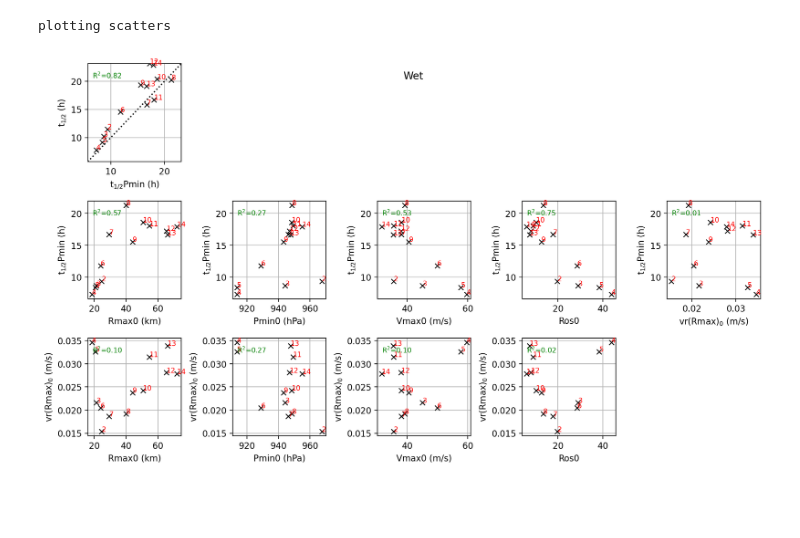
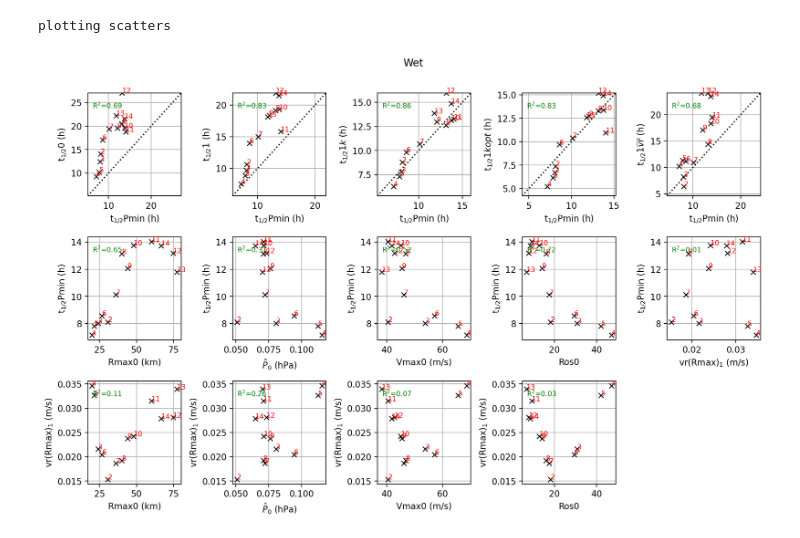
Before and after one commit to suprdory/wrfstore-py, a Jupyter notebook: fit_decay_stats_P0.ipynb, the cells around one changed output. Saved outputs shown, nothing was run; the diff lists cells and outputs as text; code cells hidden in the pictures; blank space fills up the shorter version.

```diff
--- a/fit_decay_stats_P0.ipynb
+++ b/fit_decay_stats_P0.ipynb
@@ -15,14 +15,16 @@ plt.rcParams["axes.prop_cycle"] = plt.cycler("color", plt.cm.viridis(np.linspace
 
 runstr='Wet'
 dftab=pd.read_pickle('dfs/df_run_02_land_delta_tab.pkl')
-# # df=pd.read_pickle('dfs/df_run_02_land.pkl')
+df=pd.read_pickle('dfs/df_run_02_land.pkl')
 
-f=2*np.sin(30*(np.pi/180))*7.2921150E-5
+f=2*np.sin(30*(np.pi/180))*7.2921150E-5 #coriolis number
 fs=8 #font size
 dftab['tal']=round((dftab.t-dftab.tlf)*24,2)
 dftab['r']=round(dftab['r'],3)
 dftab['rV10max']=round(dftab['rV10max'],3)
 r0=dftab.r.unique()[0]
+
+df['tal']=round((df.t-df.tlf)*24,2)
 # %%
 def plot_ts(ax,d):
     ax.plot(tlfs,d.dat,'kx-')
@@ -215,50 +301,50 @@ def plot_scat(ax,d):
         ax.text(x,y,round(tlf),fontsize=fs,color='r')
     r2=np.corrcoef(d.x.dat,d.y.dat)[0,1]**2
     ax.text(0.05,0.85,"R$^2$={:2.2f}".format(r2),transform=ax.transAxes,fontsize=fs,color='g')
     if d.eq:
         axr=[np.min((d.x.dat,d.y.dat)),np.max((d.x.dat,d.y.dat))]
         axr[0]=axr[0]-0.1*(axr[1]-axr[0])
         axr[1]=axr[1]+0.1*(axr[1]-axr[~0])
         ax.plot(axr,axr,':k')
         ax.set_xlim(axr)
         ax.set_ylim(axr)
 
 print('plotting scatters')
 fs=8
-fig,axs=plt.subplots(3,5,dpi=200,figsize=(14,6))
-plt.subplots_adjust(hspace=0.4,wspace=0.55,top=1,bottom=0)
-for i in range(1,5):
-    axs.flatten()[i].axis('off')
+fig,axs=plt.subplots(3,5,dpi=200,figsize=(14,7))
+plt.subplots_adjust(hspace=0.4,wspace=0.55,top=.9,bottom=0)
+# for i in range(2,3):
+#     axs.flatten()[i].axis('off')
 
 pltdats=(
-    Pltdat(vd['thP'],vd['tha'],True),
+    Pltdat(vd['thP'],vd['tha0'],True),
+    Pltdat(vd['thP'],vd['tha1'],True),
+    Pltdat(vd['thP'],vd['tha1k'],True),
+    Pltdat(vd['thP'],vd['tha1ko'],True),
+    Pltdat(vd['thP'],vd['tha1m'],True),
+
+#     Pltdat(vd['Rmax0'],vd['Rmax1'],True),
+#     Pltdat(vd['Phat0'],vd['Phat1'],True),
 
     Pltdat(vd['Rmax0'],vd['thP'],False),
-    Pltdat(vd['Pmin0'],vd['thP'],False),
+    Pltdat(vd['Phat0'],vd['thP'],False),
     Pltdat(vd['Vmax0'],vd['thP'],False),
     Pltdat(vd['Ros0'],vd['thP'],False),
-    Pltdat(vd['vrRmax0'],vd['thP'],False),
+    Pltdat(vd['vrRmax1'],vd['thP'],False),
 
-    Pltdat(vd['Rmax0'],vd['vrRmax0'],False),
-    Pltdat(vd['Pmin0'],vd['vrRmax0'],False),
-    Pltdat(vd['Vmax0'],vd['vrRmax0'],False),
-    Pltdat(vd['Ros0'],vd['vrRmax0'],False),
+    Pltdat(vd['Rmax0'],vd['vrRmax1'],False),
+    Pltdat(vd['Phat0'],vd['vrRmax1'],False),
+    Pltdat(vd['Vmax0'],vd['vrRmax1'],False),
+    Pltdat(vd['Ros0'],vd['vrRmax1'],False),
 #     Pltdat(vd['sqrtVmax0'],vd['vrRmax0'],False),
-
 )
 
-# if runstr=='Wet':
-#     pltdats=pltdats+(
-#         Pltdat(vd['thP'],vd['thR'],True),
-#         Pltdat(vd['rmax'],vd['thR'],False),
-# )
-
-axs=np.delete(axs.flatten(),[1,2,3,4])
+# axs=np.delete(axs.flatten(),[2])
 for ax,pltdat in zip(axs.flatten(),pltdats):
     plot_scat(ax,pltdat)
 plt.suptitle(runstr);
 for i in range(len(pltdats),len(axs.flat)):
     axs.flat[i].axis('off')
 # %% [output]
 plotting scatters
-[figure, old version]
+[figure, new version]
```
Also changed, not shown: parts of 4 cells of this notebook, 20 other files.
